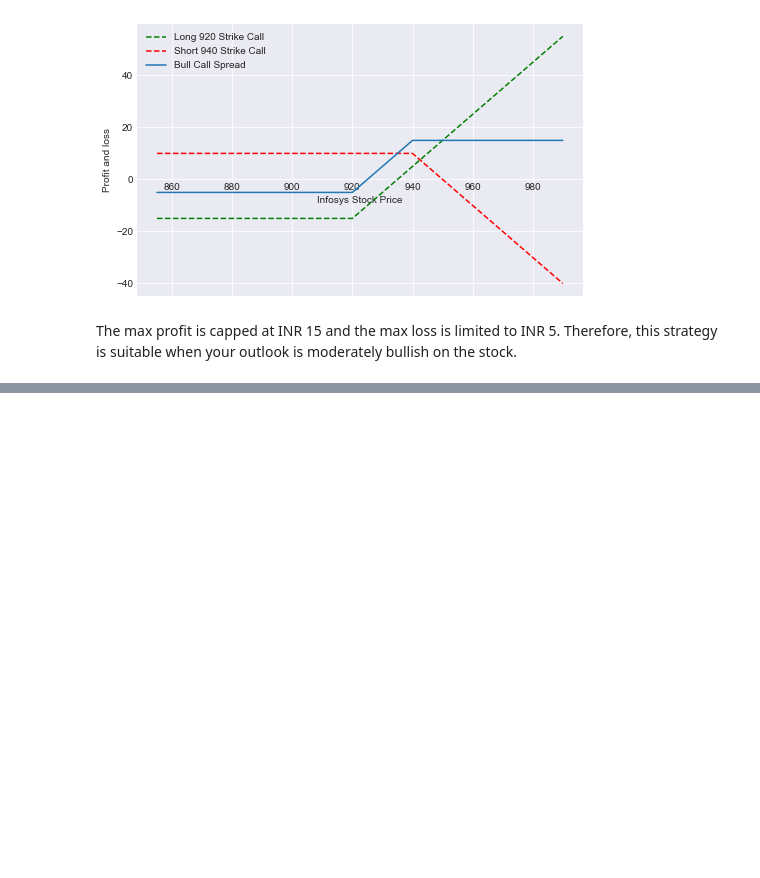
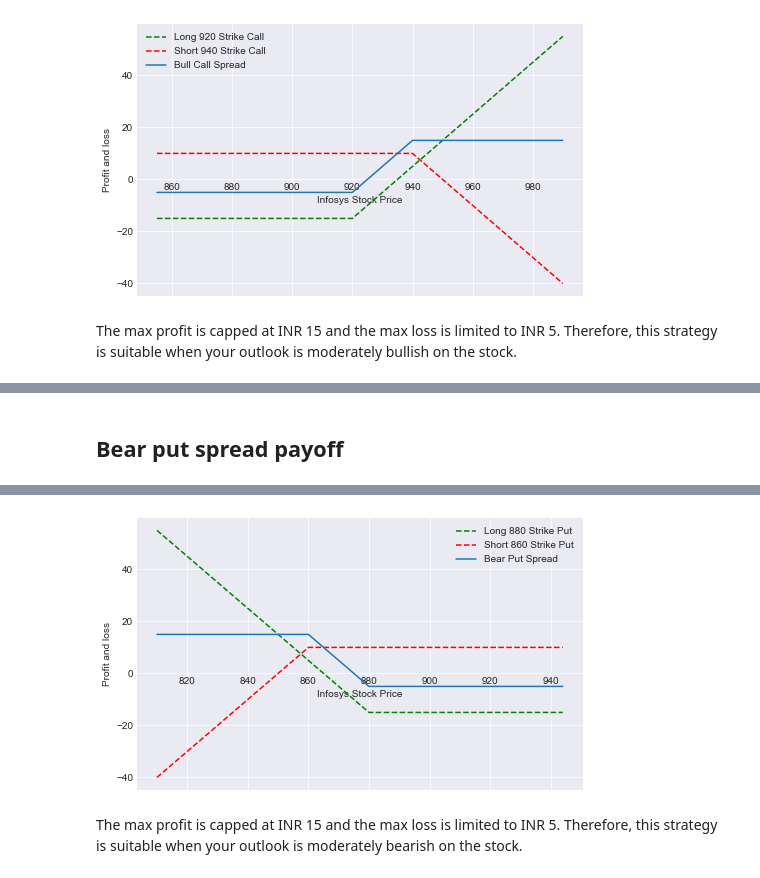
Before and after one commit to alexgamboa1/Stock-Options-Python, a Jupyter notebook: Stock-Options-Analysis.ipynb, the cells around one changed output, grey strips where cells are left out. Drawn from its saved outputs; the diff is of its cells as text; code cells hidden in the pictures; blank space fills up the shorter version.

```diff
--- a/Stock-Options-Analysis.ipynb
+++ b/Stock-Options-Analysis.ipynb
@@ -296,0 +350,19 @@ The max profit is capped at INR 15 and the max loss is limited to INR 5. Therefo
+# %% [markdown]
+## Bear put spread payoff
+# %%
+payoff_bear_put_spread = payoff_long_put + payoff_short_put
+
+print ("Max Profit:", max(payoff_bear_put_spread))
+print ("Max Loss:", min(payoff_bear_put_spread))
+
+# Plot
+fig, ax = plt.subplots(figsize=(8,5))
+ax.spines['bottom'].set_position('zero')
+ax.plot(sT,payoff_long_put,'--',label='Long 880 Strike Put',color='g')
+ax.plot(sT,payoff_short_put,'--',label='Short 860 Strike Put',color='r')
+ax.plot(sT,payoff_bear_put_spread,label='Bear Put Spread')
+plt.xlabel('Infosys Stock Price')
+plt.ylabel('Profit and loss')
+plt.legend()
+plt.show()
+# %% [output]
@@ -296,0 +371,3 @@ The max profit is capped at INR 15 and the max loss is limited to INR 5. Therefo
+[figure, added]
+# %% [markdown]
+The max profit is capped at INR 15 and the max loss is limited to INR 5. Therefore, this strategy is suitable when your outlook is moderately bearish on the stock.
```
Also changed, not shown: parts of 10 cells of this notebook.
